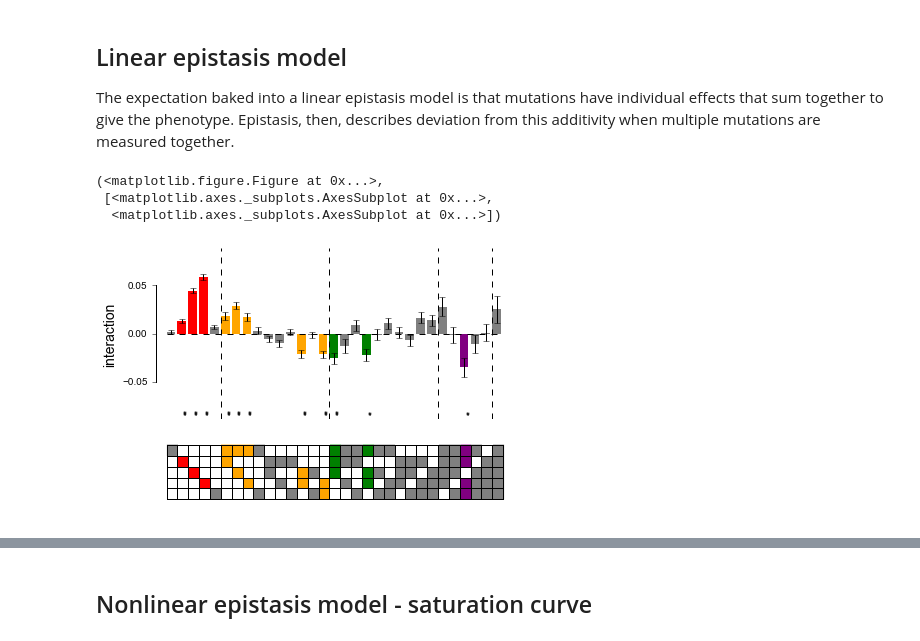
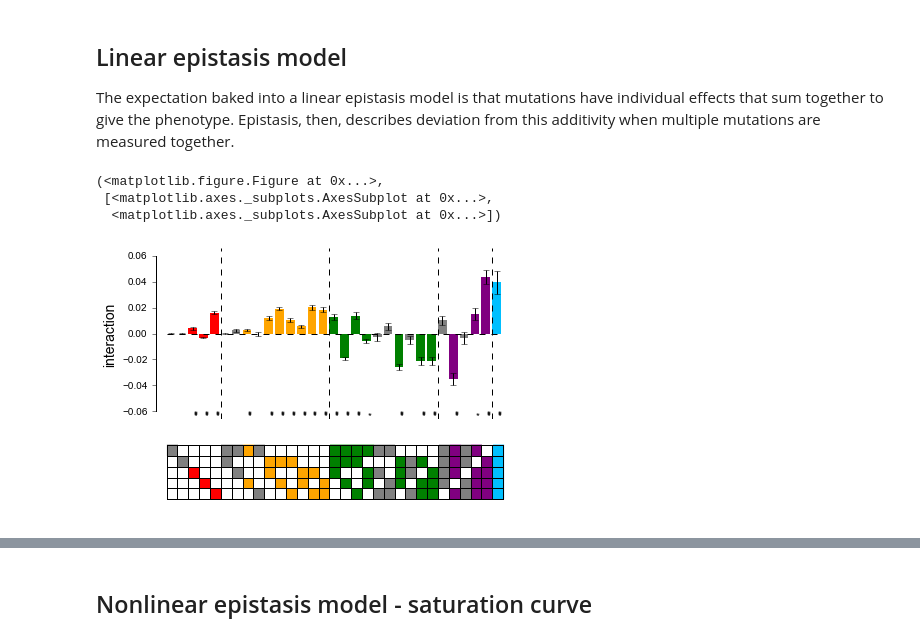
Before and after one commit to harmslab/notebooks-nonlinear-high-order-epistasis, a Jupyter notebook: paper/notebooks-data/fitness-beta-lactamase.ipynb, the cells around one changed output, grey strips where cells are left out. Drawn from its saved outputs; the diff is of its cells as text; code cells hidden in the pictures.

```diff
--- a/paper/notebooks-data/fitness-beta-lactamase.ipynb
+++ b/paper/notebooks-data/fitness-beta-lactamase.ipynb
@@ -24,16 +26,16 @@ from epistasis.models.nonlinear import NonlinearEpistasisModel
 The expectation baked into a linear epistasis model is that mutations have individual effects that sum together to give the phenotype. Epistasis, then, describes deviation from this additivity when multiple mutations are measured together.
 # %%
 # Location of the data
-in_path = "../../datasets/khan.json"
+in_path = "../../datasets/weinreich.json"
 
 # Fit epistasis with linear model.
 linear = LinearEpistasisModel.from_json(in_path)
 linear.fit()
 linear.fit_error()
 
 linear.Plot.interactions(sigmas=1, log_space=True, height_ratio=2)
 # %% [output]
 (<matplotlib.figure.Figure at 0x...>,
  [<matplotlib.axes._subplots.AxesSubplot at 0x...>,
   <matplotlib.axes._subplots.AxesSubplot at 0x...>])
-[figure, old version]
+[figure, new version]
```
Also changed, not shown: parts of 15 cells of this notebook, 3 other files.
